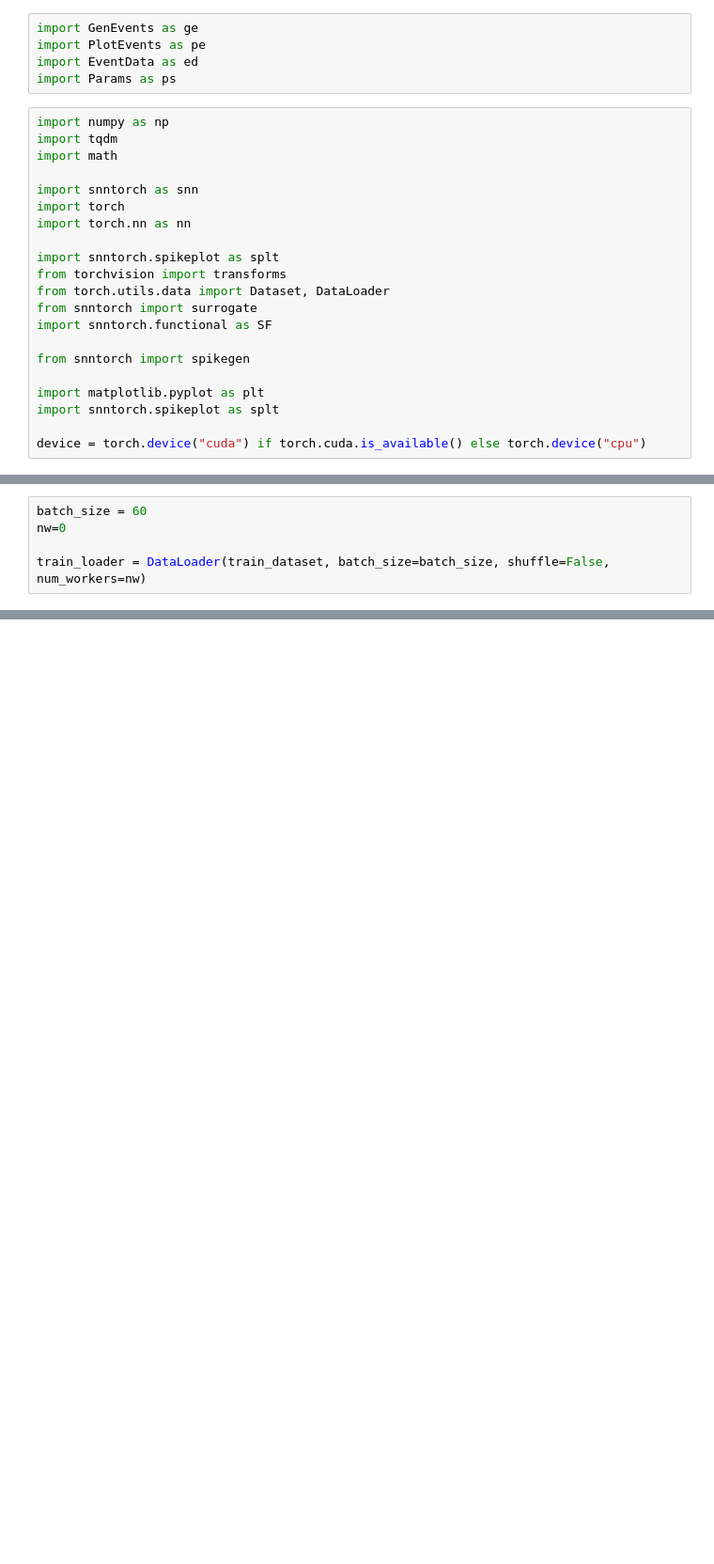
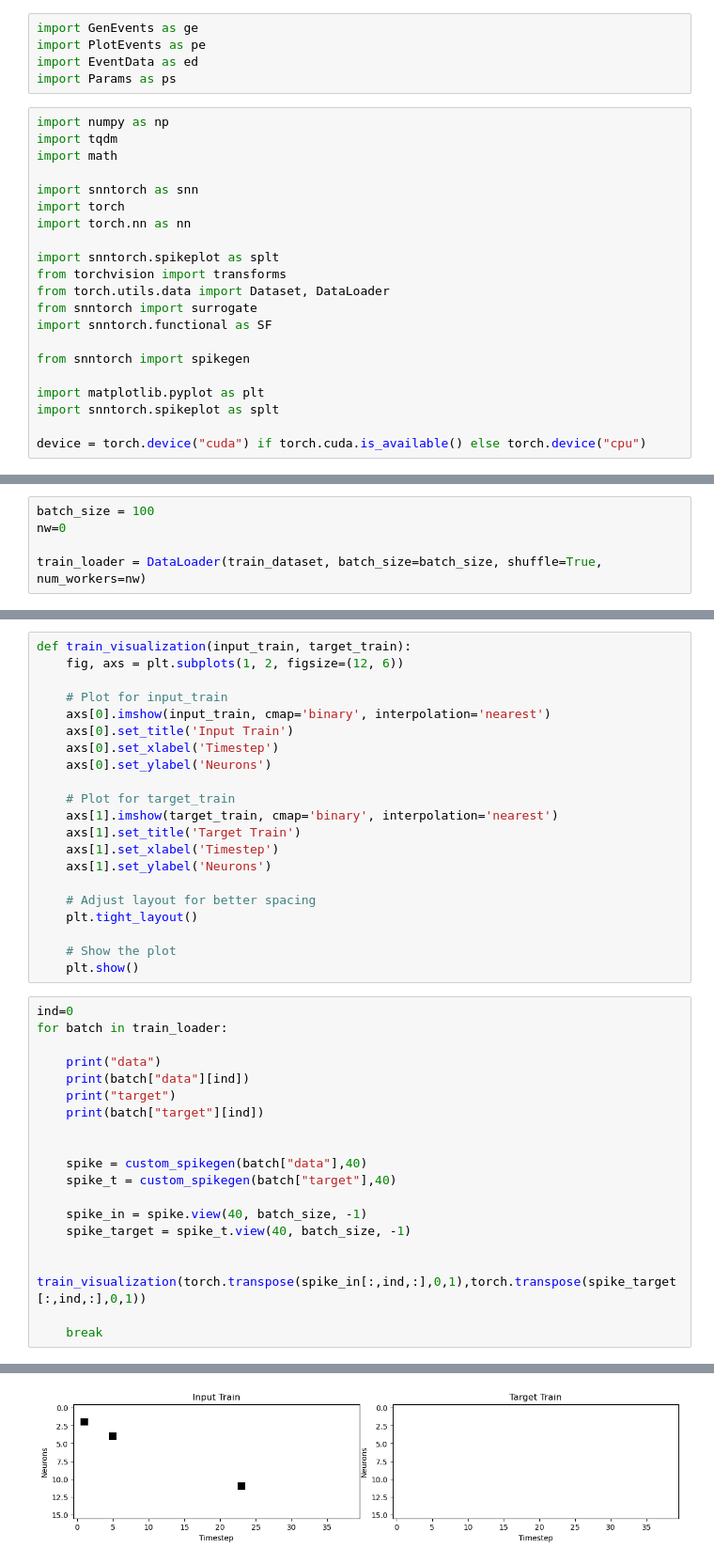
Before and after one commit to enlupi/SNN-MUC, a Jupyter notebook: Scripts/preciseTimingEncoding.ipynb, the cells around one changed output, grey strips where cells are left out. Shown at 94% size. Saved outputs shown, nothing was run; the diff lists cells and outputs as text; blank space fills up the shorter version.

```diff
--- a/Scripts/preciseTimingEncoding.ipynb
+++ b/Scripts/preciseTimingEncoding.ipynb
@@ -102,5 +91,5 @@ test_dataset = CustomDataset(muon_list_test, target_test, transform=transform)
 # %%
-batch_size = 60
+batch_size = 100
 nw=0
 
-train_loader = DataLoader(train_dataset, batch_size=batch_size, shuffle=False, num_workers=nw)
+train_loader = DataLoader(train_dataset, batch_size=batch_size, shuffle=True, num_workers=nw)
@@ -138,0 +117,41 @@ def custom_spikegen(data_it, num_step=40,plain=True):
+# %%
+def train_visualization(input_train, target_train):
+    fig, axs = plt.subplots(1, 2, figsize=(12, 6))
+
+    # Plot for input_train
+    axs[0].imshow(input_train, cmap='binary', interpolation='nearest')
+    axs[0].set_title('Input Train')
+    axs[0].set_xlabel('Timestep')
+    axs[0].set_ylabel('Neurons')
+
+    # Plot for target_train
+    axs[1].imshow(target_train, cmap='binary', interpolation='nearest')
+    axs[1].set_title('Target Train')
+    axs[1].set_xlabel('Timestep')
+    axs[1].set_ylabel('Neurons')
+
+    # Adjust layout for better spacing
+    plt.tight_layout()
+
+    # Show the plot
+    plt.show()
+# %%
+ind=0
+for batch in train_loader:
+
+    print("data")
+    print(batch["data"][ind])
+    print("target")
+    print(batch["target"][ind])
+
+
+    spike = custom_spikegen(batch["data"],40)
+    spike_t = custom_spikegen(batch["target"],40)
+
+    spike_in = spike.view(40, batch_size, -1)
+    spike_target = spike_t.view(40, batch_size, -1)
+
+    train_visualization(torch.transpose(spike_in[:,ind,:],0,1),torch.transpose(spike_target[:,ind,:],0,1))
+
+    break
+# %% [output]
@@ -138,0 +176 @@ def custom_spikegen(data_it, num_step=40,plain=True):
+[figure, added]
```
Also changed, not shown: parts of 17 cells of this notebook, 1 other file.
